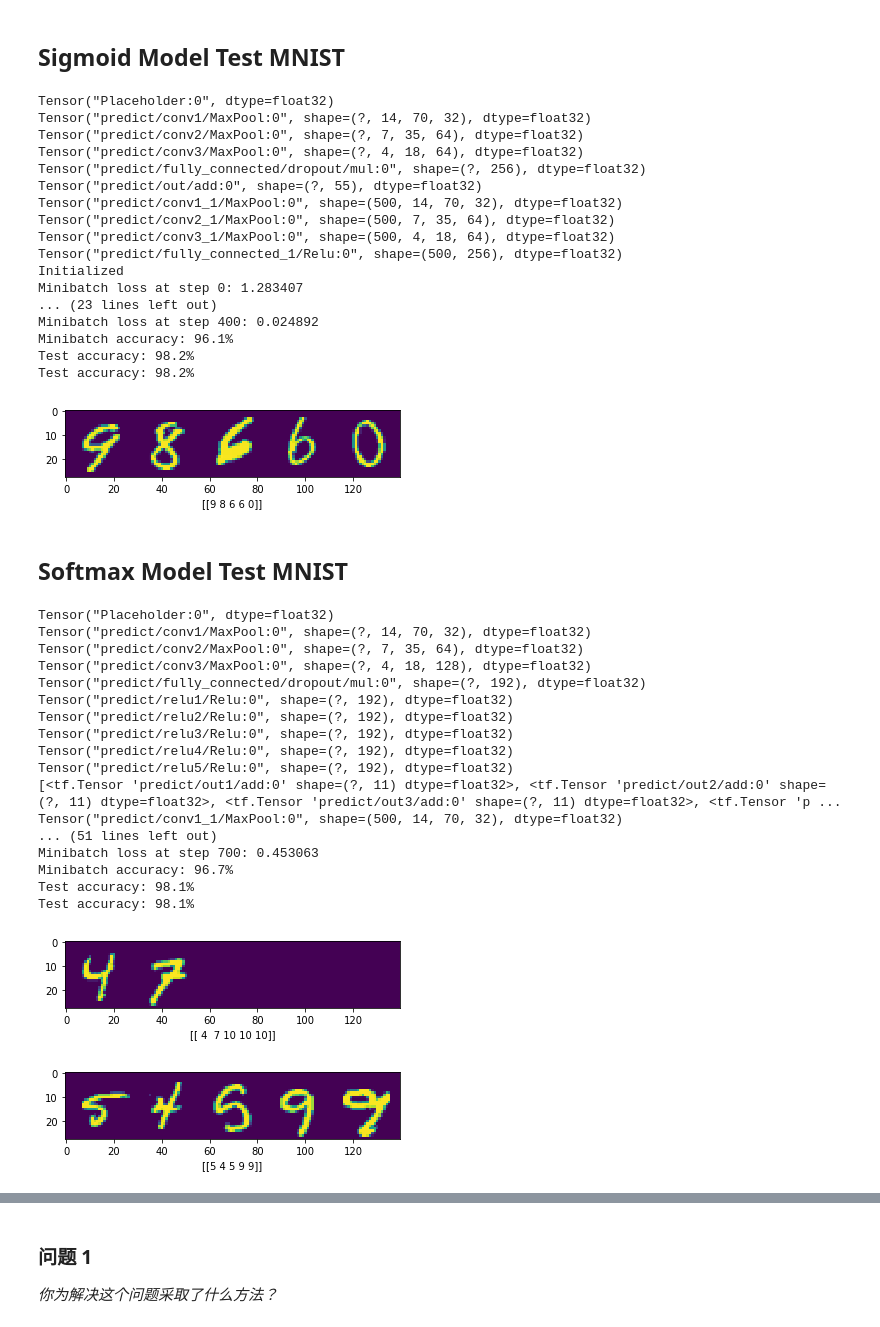
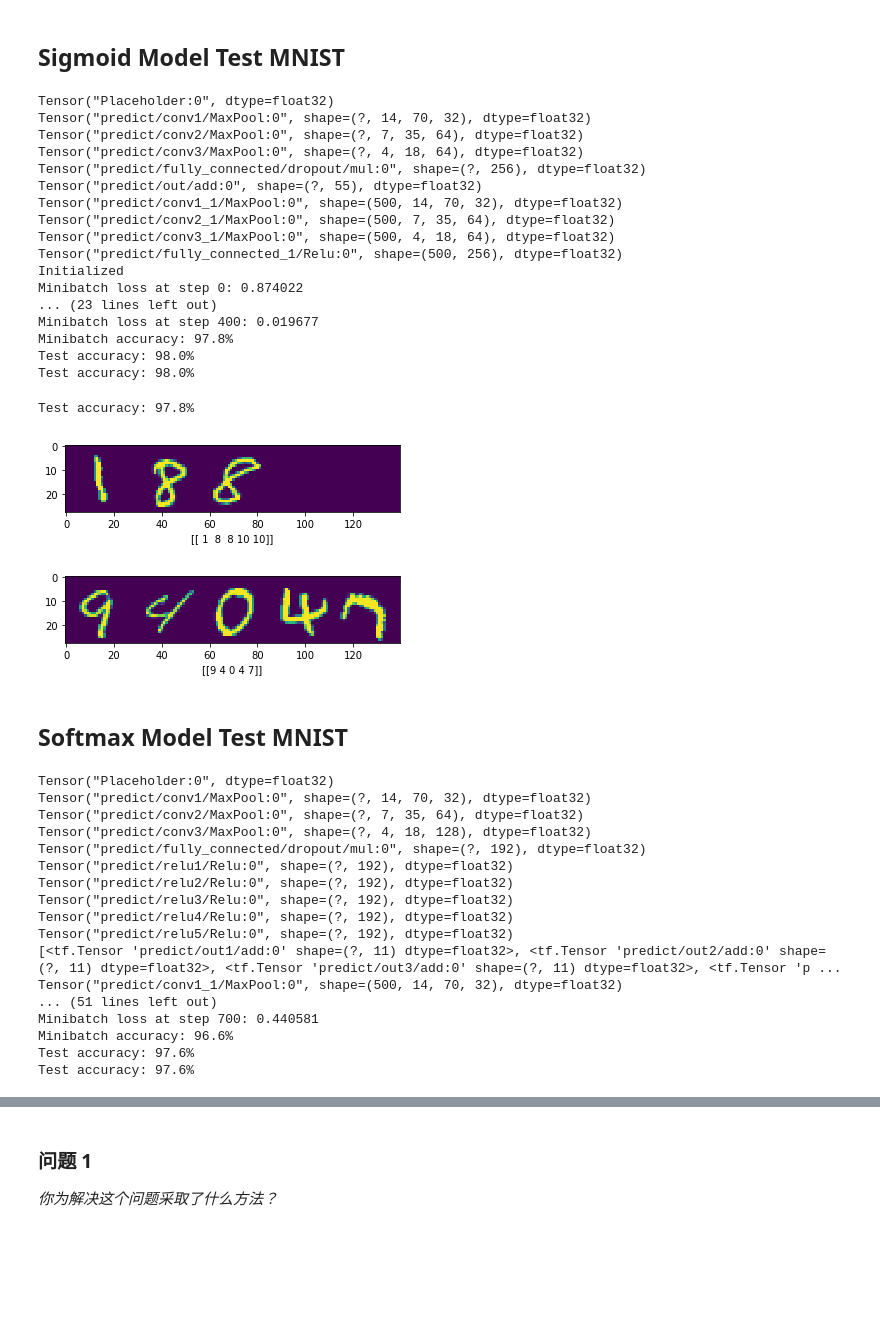
Before and after one commit to Heerozh/machine-learning, a Jupyter notebook: projects/digit_recognition/digit_recognition.ipynb, the cells around one changed output, grey strips where cells are left out. Cells and saved outputs as stored; diff of their text form; code cells hidden in the pictures; blank space fills up the shorter version.

```diff
--- a/projects/digit_recognition/digit_recognition.ipynb
+++ b/projects/digit_recognition/digit_recognition.ipynb
@@ -45,8 +45,8 @@ num_labels = mnist_seq.DIGITS
 
 # Generate training data
 random.seed(1)
-train_data, train_labs = mnist_seq.gen_data(10000, seqs=num_seqlen)
-test_data, test_labs = mnist_seq.gen_data(1000, test=True, seqs=num_seqlen)
+mnist_train_dat, mnist_train_lab = mnist_seq.gen_data(10000, seqs=num_seqlen)
+mnist_test_data, mnist_test_labs = mnist_seq.gen_data(1000, test=True, seqs=num_seqlen)
 # %% [output]
 Extracting MNIST_data/train-images-idx3-ubyte.gz
 Extracting MNIST_data/train-labels-idx1-ubyte.gz
@@ -78,6 +78,13 @@ def test_predict(clf, dat, h, w):
     plt.imshow(sample_image.reshape(h, w))  # display it
     predict_lab = clf.predict(np.array([sample_image]))
     plt.xlabel( argmaxlab(predict_lab) )
+
+def batch_accuracy(faccuracy, clf, x, y, size, batch=128):
+    accs = []
+    for i in range(0, size, batch):
+        predict_lab = clf.predict(x[i:i+batch])
+        accs.append( faccuracy(predict_lab, y[i:i+batch]) )
+    print('Test accuracy: %.1f%%' % np.mean(accs))
 # %% [markdown]
 ## Sigmoid Model Test MNIST
 # %%
@@ -111,13 +118,13 @@ def my_model(x_input, drop=None):
         logits = tf.matmul(relu, weights) + biases
         return logits, tf.nn.sigmoid(logits)
 
-clf = helper.Learner(my_model, accuracy,
+clf_mnist = helper.Learner(my_model, accuracy, 'sigmoid_mnist',
                      steps=401, batch_size=128, learning_rate=0.005,
                      loss=my_loss_func,
                      optimizer=tf.train.AdamOptimizer
                      )
 
-clf.fit(train_data[500:], train_labs[500:], test_data[:500], test_labs[:500])
+clf_mnist.fit(mnist_train_dat[500:], mnist_train_lab[500:], mnist_test_data[:500], mnist_test_labs[:500])
 # %% [output]
 Tensor("Placeholder:0", dtype=float32)
 Tensor("predict/conv1/MaxPool:0", shape=(?, 14, 70, 32), dtype=float32)
@@ -130,16 +137,20 @@ Tensor("predict/conv2_1/MaxPool:0", shape=(500, 7, 35, 64), dtype=float32)
 Tensor("predict/conv3_1/MaxPool:0", shape=(500, 4, 18, 64), dtype=float32)
 Tensor("predict/fully_connected_1/Relu:0", shape=(500, 256), dtype=float32)
 Initialized
-Minibatch loss at step 0: 1.283407
+Minibatch loss at step 0: 0.874022
 ... (23 lines left out)
-Minibatch loss at step 400: 0.024892
-Minibatch accuracy: 96.1%
-Test accuracy: 98.2%
-Test accuracy: 98.2%
+Minibatch loss at step 400: 0.019677
+Minibatch accuracy: 97.8%
+Test accuracy: 98.0%
+Test accuracy: 98.0%
-# %%
-test_predict(clf, test_data, 28, 28*5)
-# %% [output]
-[figure, removed]
+# %%
+batch_accuracy(accuracy, clf_mnist, mnist_test_data, mnist_test_labs, 1000)
+test_predict(clf_mnist, mnist_test_data, 28, -1)
+test_predict(clf_mnist, mnist_test_data, 28, -1)
+# %% [output]
+Test accuracy: 97.8%
+[figure, added]
+[figure, added]
 # %% [markdown]
 ## Softmax Model Test MNIST
 # %%
@@ -204,13 +215,13 @@ def my_softmax_model(x_input, drop=None):
         return loss_pack, tf.pack([tf.nn.softmax(lg1), tf.nn.softmax(lg2), tf.nn.softmax(lg3),
                                   tf.nn.softmax(lg4), tf.nn.softmax(lg5)])
 
-clf_sm = helper.Learner(my_softmax_model, accuracy_softmax,
+clf_sm_mnist = helper.Learner(my_softmax_model, accuracy_softmax, 'softmax_mnist',
                      steps=701, batch_size=128, learning_rate=0.005,
                      loss=my_softmax_loss_func,
                      optimizer=tf.train.AdamOptimizer
                      )
 
-clf_sm.fit(train_data[500:], train_labs[500:], test_data[:500], test_labs[:500])
+clf_sm_mnist.fit(mnist_train_dat[500:], mnist_train_lab[500:], mnist_test_data[:500], mnist_test_labs[:500])
 # %% [output]
 Tensor("Placeholder:0", dtype=float32)
 Tensor("predict/conv1/MaxPool:0", shape=(?, 14, 70, 32), dtype=float32)
@@ -225,13 +236,7 @@ Tensor("predict/relu5/Relu:0", shape=(?, 192), dtype=float32)
 [<tf.Tensor 'predict/out1/add:0' shape=(?, 11) dtype=float32>, <tf.Tensor 'predict/out2/add:0' shape=(?, 11) dtype=float32>, <tf.Tensor 'predict/out3/add:0' shape=(?, 11) dtype=float32>, <tf.Tensor 'p ...
 Tensor("predict/conv1_1/MaxPool:0", shape=(500, 14, 70, 32), dtype=float32)
 ... (51 lines left out)
-Minibatch loss at step 700: 0.453063
-Minibatch accuracy: 96.7%
-Test accuracy: 98.1%
-Test accuracy: 98.1%
+Minibatch loss at step 700: 0.440581
+Minibatch accuracy: 96.6%
+Test accuracy: 97.6%
+Test accuracy: 97.6%
-# %%
-test_predict(clf_sm, test_data, 28, 28*5)
-test_predict(clf_sm, test_data, 28, 28*5)
-# %% [output]
-[figure, removed]
-[figure, removed]
```
Also changed, not shown: parts of 28 cells of this notebook, 17 other files.
